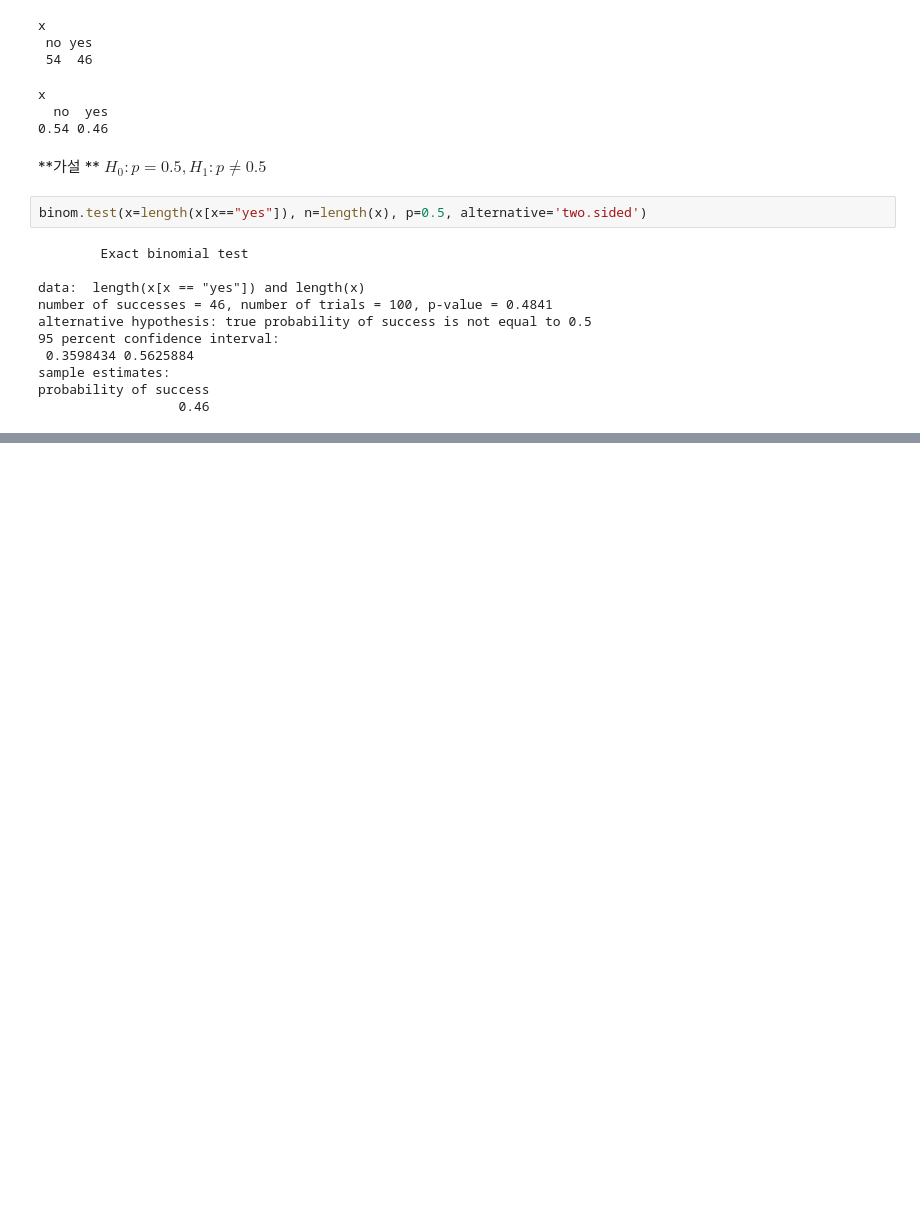
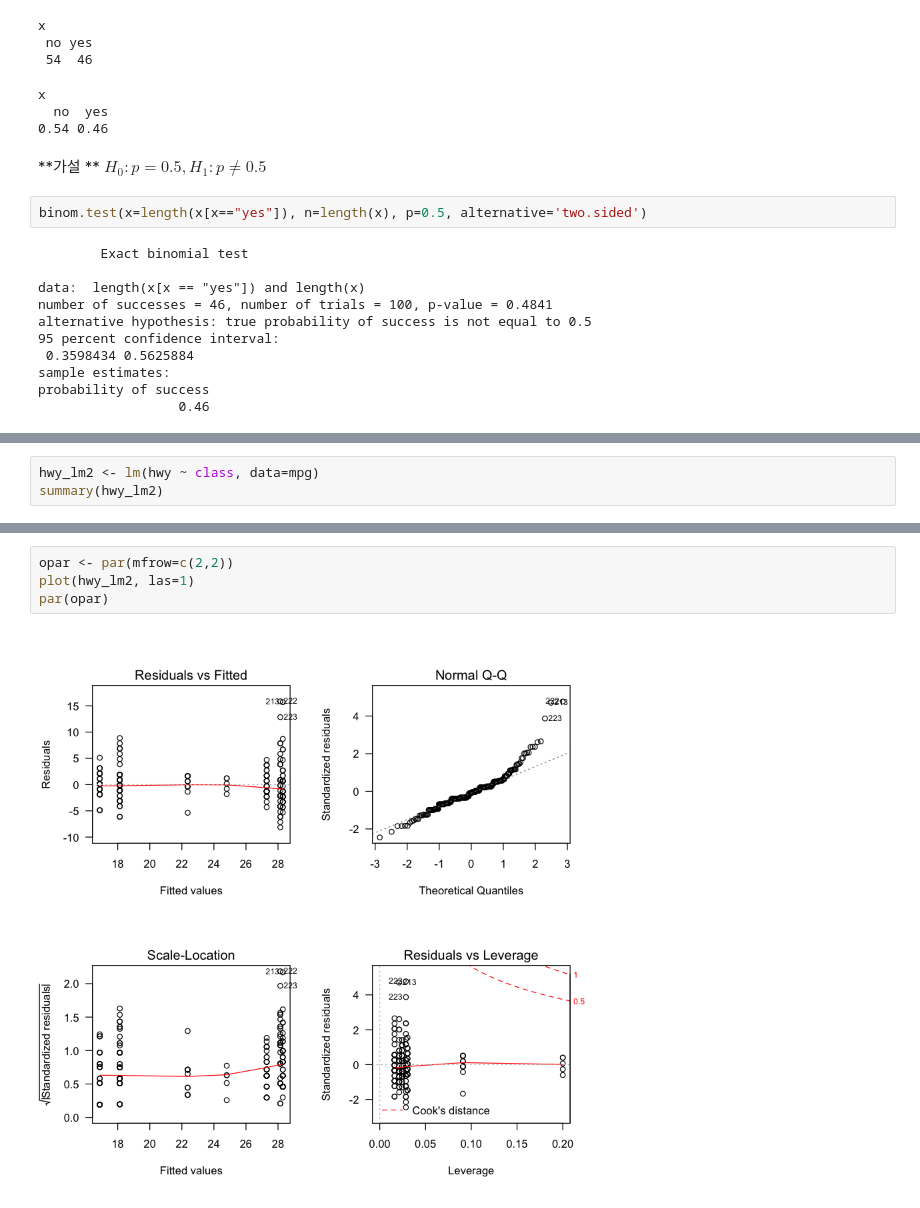
Before and after one commit to minus31/TID, a Jupyter notebook: R/R_EDA.ipynb, the cells around one changed output, grey strips where cells are left out. Cells and saved outputs as stored; diff of their text form; blank space fills up the shorter version.

```diff
--- a/R/R_EDA.ipynb
+++ b/R/R_EDA.ipynb
@@ -253,0 +391,3 @@ probability of success
+# %%
+hwy_lm2 <- lm(hwy ~ class, data=mpg)
+summary(hwy_lm2)
@@ -253,0 +425,6 @@ probability of success
+# %%
+opar <- par(mfrow=c(2,2))
+plot(hwy_lm2, las=1)
+par(opar)
+# %% [output]
+[figure, added]
```
Also changed, not shown: parts of 23 cells of this notebook.
